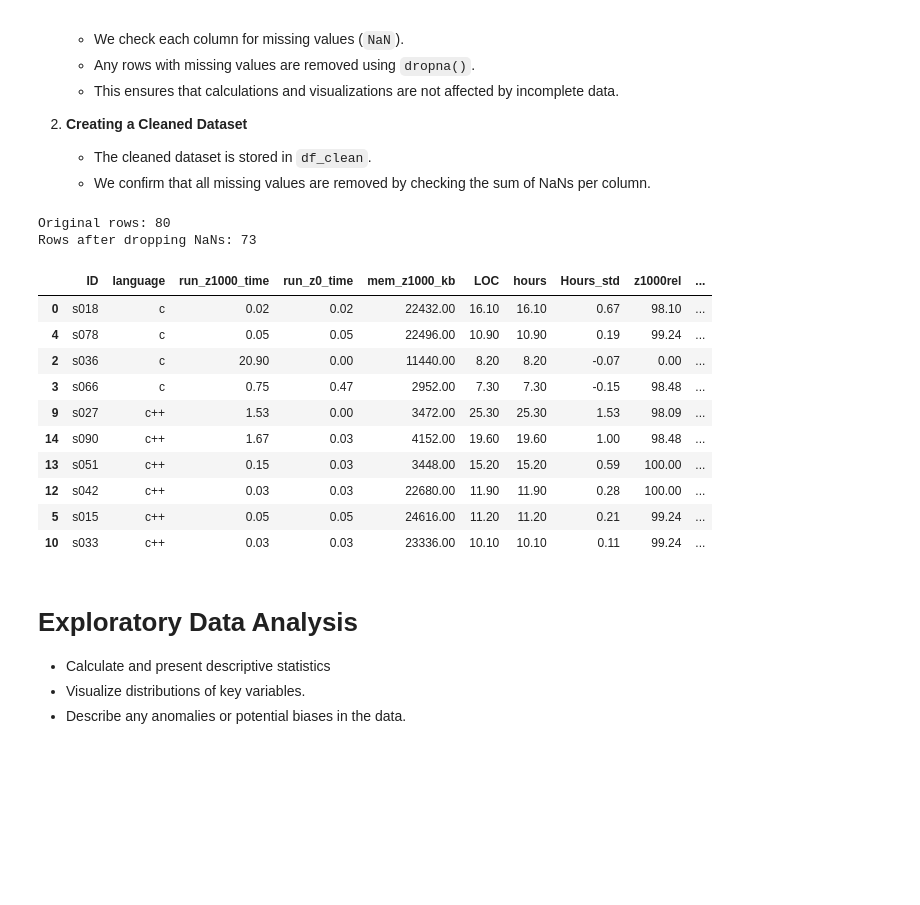
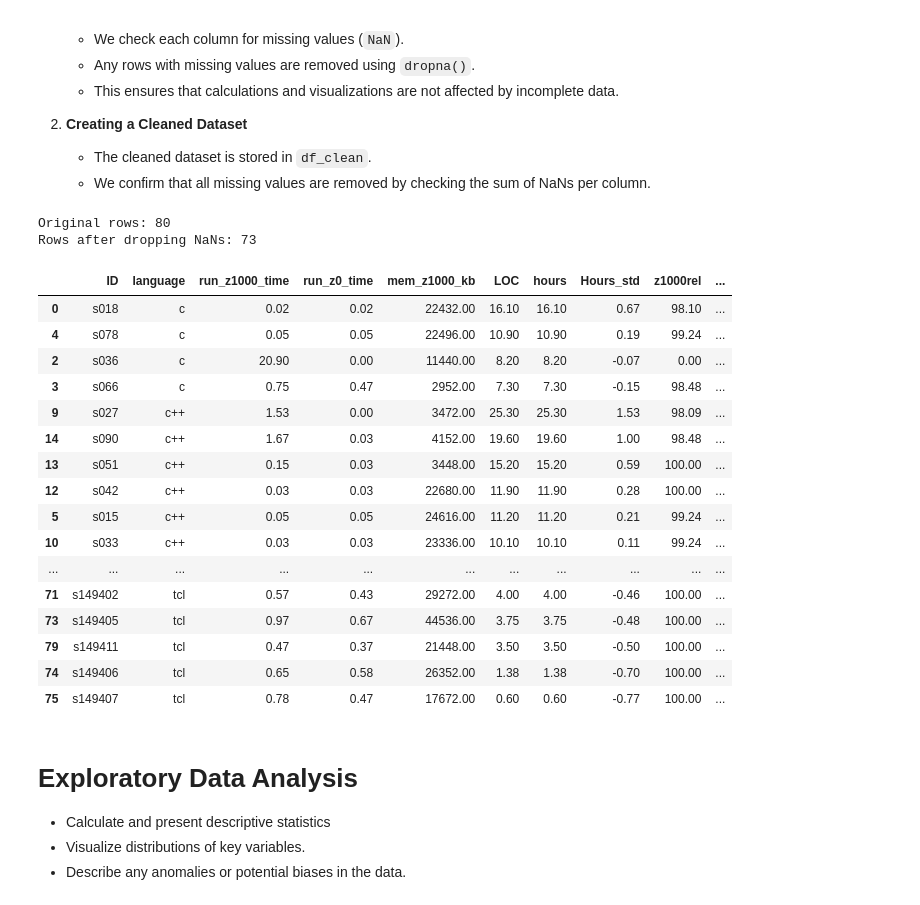
Before and after one commit to Beansak/Forskningsmetodik_assignment3, a Jupyter notebook: analysis.ipynb, the cells around one changed output. Cells and saved outputs as stored; diff of their text form; code cells hidden in the pictures; blank space fills up the shorter version.

```diff
--- a/analysis.ipynb
+++ b/analysis.ipynb
@@ -163,34 +163,40 @@ numeric_cols = df_renamed.select_dtypes(include='number').columns
 # Print row counts before and after cleaning
 print("Original rows:", len(df))
 print("Rows after dropping NaNs:", len(df_renamed))
 
 
 # Display cleaned DataFrame
 from IPython.display import display
 display(
-    df_renamed.head(10)
+    df_renamed
     .style.format({col: "{:.2f}" for col in numeric_cols})
     # Highlight 'z1000rel' and 'm1000rel' columns with color-coding based on reliability
     .map(highlight_reliability, subset=['z1000rel', 'm1000rel'])
     .set_table_styles([
         {'selector': 'th', 'props': [('border', '1px solid black')]},
         {'selector': 'td', 'props': [('border', '1px solid gray')]}
     ])
 )
 # %% [output]
 Original rows: 80
 Rows after dropping NaNs: 73
 |  | ID | language | run_z1000_time | run_z0_time | mem_z1000_kb | LOC | hours | Hours_std | z1000rel | ... |
 | 0 | s018 | c | 0.02 | 0.02 | 22432.00 | 16.10 | 16.10 | 0.67 | 98.10 | ... |
 | 4 | s078 | c | 0.05 | 0.05 | 22496.00 | 10.90 | 10.90 | 0.19 | 99.24 | ... |
 | 2 | s036 | c | 20.90 | 0.00 | 11440.00 | 8.20 | 8.20 | -0.07 | 0.00 | ... |
 | 3 | s066 | c | 0.75 | 0.47 | 2952.00 | 7.30 | 7.30 | -0.15 | 98.48 | ... |
 | 9 | s027 | c++ | 1.53 | 0.00 | 3472.00 | 25.30 | 25.30 | 1.53 | 98.09 | ... |
 | 14 | s090 | c++ | 1.67 | 0.03 | 4152.00 | 19.60 | 19.60 | 1.00 | 98.48 | ... |
 | 13 | s051 | c++ | 0.15 | 0.03 | 3448.00 | 15.20 | 15.20 | 0.59 | 100.00 | ... |
 | 12 | s042 | c++ | 0.03 | 0.03 | 22680.00 | 11.90 | 11.90 | 0.28 | 100.00 | ... |
 | 5 | s015 | c++ | 0.05 | 0.05 | 24616.00 | 11.20 | 11.20 | 0.21 | 99.24 | ... |
 | 10 | s033 | c++ | 0.03 | 0.03 | 23336.00 | 10.10 | 10.10 | 0.11 | 99.24 | ... |
+| ... | ... | ... | ... | ... | ... | ... | ... | ... | ... | ... |
+| 71 | s149402 | tcl | 0.57 | 0.43 | 29272.00 | 4.00 | 4.00 | -0.46 | 100.00 | ... |
+| 73 | s149405 | tcl | 0.97 | 0.67 | 44536.00 | 3.75 | 3.75 | -0.48 | 100.00 | ... |
+| 79 | s149411 | tcl | 0.47 | 0.37 | 21448.00 | 3.50 | 3.50 | -0.50 | 100.00 | ... |
+| 74 | s149406 | tcl | 0.65 | 0.58 | 26352.00 | 1.38 | 1.38 | -0.70 | 100.00 | ... |
+| 75 | s149407 | tcl | 0.78 | 0.47 | 17672.00 | 0.60 | 0.60 | -0.77 | 100.00 | ... |
 # %% [markdown]
 # Exploratory Data Analysis
 - Calculate and present descriptive statistics
```
Also changed, not shown: parts of 1 cell of this notebook.
